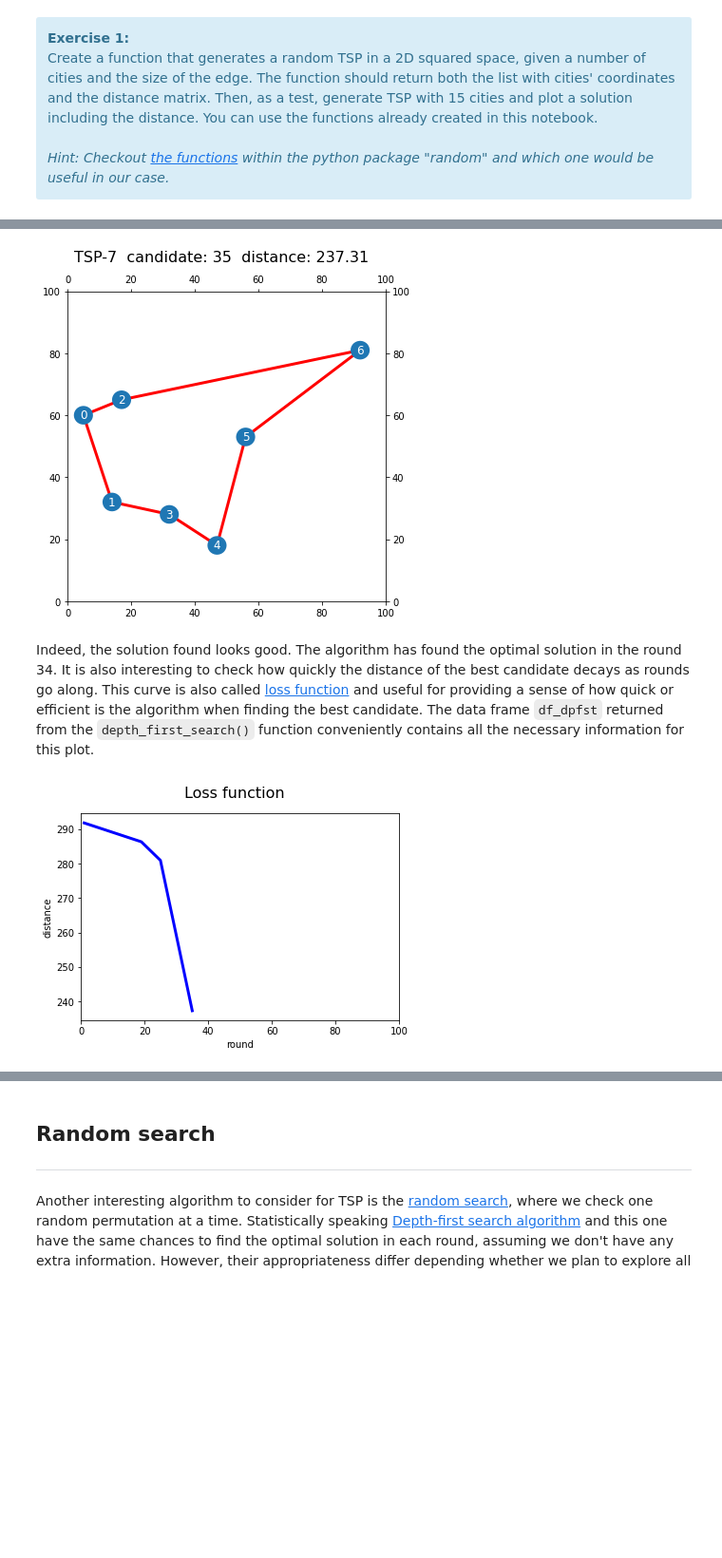
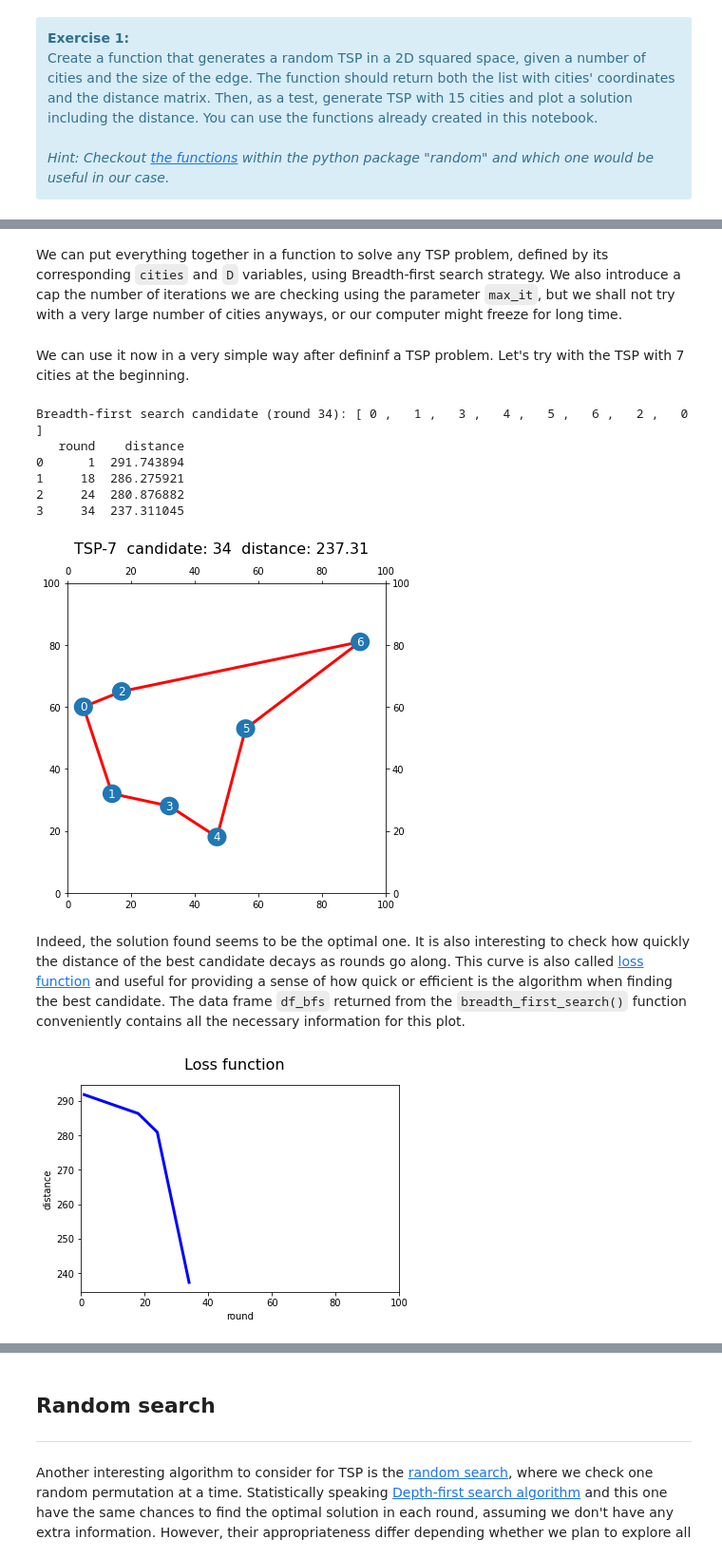
Before and after one commit to mariogutierrezroig/Teaching-Notebooks, a Jupyter notebook: Search_Algorithms/search_algorithms_TSP.ipynb, the cells around one changed output, grey strips where cells are left out. Shown: that part at 95% size. Saved outputs shown, nothing was run; the diff lists cells and outputs as text; code cells hidden in the pictures; blank space fills up the shorter version.

Commit message:
Search Algorithms

```diff
--- a/Search_Algorithms/search_algorithms_TSP.ipynb
+++ b/Search_Algorithms/search_algorithms_TSP.ipynb
@@ -253,0 +277,28 @@ Let's have a look at the solution reached:
+# %%
+import pandas as pd
+
+# Define best initial candidate
+best = trips[0]
+bestdist = compute_distance(best,D)
+
+# Counter
+i = 1
+
+# List for storing information for the df
+info = [[i,bestdist]]
+
+# Iterate over all trips (except the first)
+for trip in trips[1:]:
+    # Increase the counter
+    i += 1
+
+    d = compute_distance(trip,D)
+
+    if d < bestdist:
+        best = trip
+        bestdist = d
+        info.append([i,bestdist])
+
+df = pd.DataFrame(info,columns=["round","distance"])
+print(best)
+df
@@ -253,0 +310,2 @@ Let's have a look at the solution reached:
+# %% [markdown]
+We can put everything together in a function to solve any TSP problem, defined by its corresponding `cities` and `D` variables, using Breadth-first search strategy. We also introduce a cap the number of iterations we are checking using the parameter `max_it`, but we shall not try with a very large number of cities anyways, or our computer might freeze for long time.
@@ -254,30 +392,43 @@ Let's have a look at the solution reached:
+# %% [markdown]
+We can use it now in a very simple way after defininf a TSP problem. Let's try with the TSP with 7 cities at the beginning.
 # %%
-# Get values from df_rsearch
-distance = df_dfs.tail(1)["distance"].values[0]
+# Use breadth_first_search()
+sol_bfs,sol_round_bfs,df_bfs = breadth_first_search(Cities,D,max_it=5000)
+# Print the candidate
+print("Breadth-first search candidate (round " + str(sol_round_bfs) + "): " + ' '.join(str(sol_bfs)))
+# Show first candidates distance
+print(df_bfs.head(20))
 # Generate title text
-text = "TSP-" + str(len(Cities)) + "  candidate: " + str(sol_round) + "  distance: " + str(np.round(distance,2))
+distance = df_bfs["distance"].tail(1).values[0]
+text = "TSP-" + str(len(Cities)) + "  candidate: " + str(sol_round_bfs) + "  distance: " + str(np.round(distance,2))
 # Use plot_TSP()
-plot_TSP(Cities=Cities, Trip=sol, title=text)
+plot_TSP(Cities=Cities, Trip=sol_bfs, title=text)
 # %% [output]
+Breadth-first search candidate (round 34): [ 0 ,   1 ,   3 ,   4 ,   5 ,   6 ,   2 ,   0 ]
+   round    distance
+0      1  291.743894
+1     18  286.275921
+2     24  280.876882
+3     34  237.311045
 [figure]
 # %% [markdown]
-Indeed, the solution found looks good. The algorithm has found the optimal solution in the round 34. It is also interesting to check how quickly the distance of the best candidate decays as rounds go along. This curve is also called [loss function](https://en.wikipedia.org/wiki/Loss_function) and useful for providing a sense of how quick or efficient is the algorithm when finding the best candidate. The data frame `df_dpfst` returned from the `depth_first_search()` function conveniently contains all the necessary information for this plot.
+Indeed, the solution found seems to be the optimal one. It is also interesting to check how quickly the distance of the best candidate decays as rounds go along. This curve is also called [loss function](https://en.wikipedia.org/wiki/Loss_function) and useful for providing a sense of how quick or efficient is the algorithm when finding the best candidate. The data frame `df_bfs` returned from the `breadth_first_search()` function conveniently contains all the necessary information for this plot.
 # %%
 fig, ax = plt.subplots(figsize=(6,4))
 
 # Plot's title
 fig.suptitle("Loss function", fontsize=16)
 
 # Plot one line joining each pair
-ax.plot(df_dfs["round"], df_dfs["distance"], color="blue", lw=3)
+ax.plot(df_bfs["round"], df_bfs["distance"], color="blue", lw=3)
 
 ax.set_xlim(0,100)
 
 # Set labels
 ax.set_ylabel("distance")
 ax.set_xlabel("round")
 
 plt.show()
 # %% [output]
-[figure, old version]
+[figure, new version]
 # %% [markdown]
```
Also changed, not shown: parts of 25 cells of this notebook, 1 other file.
